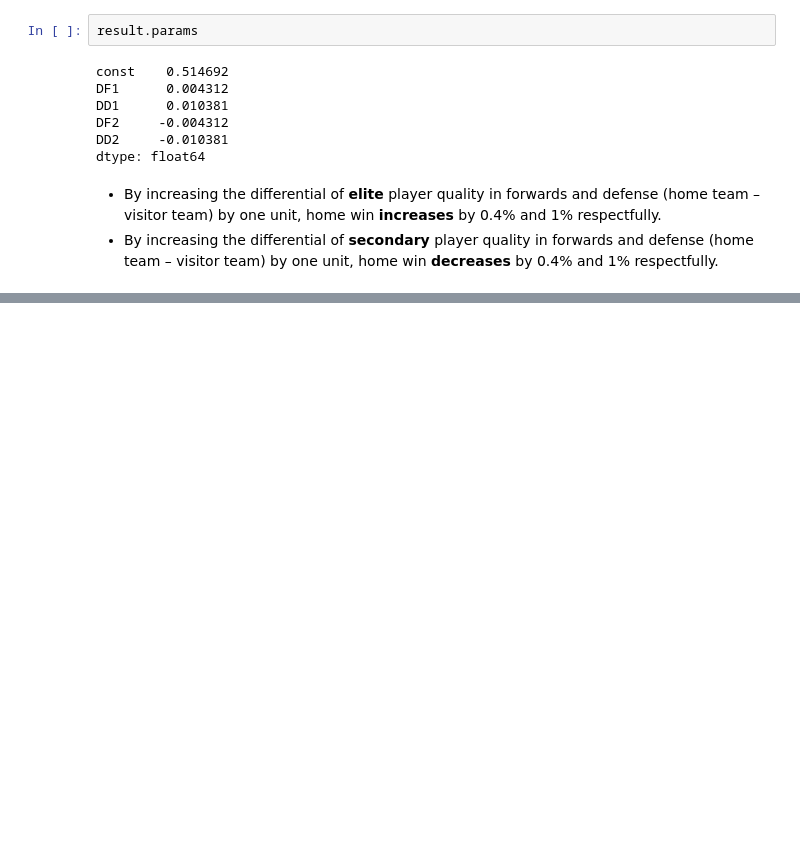
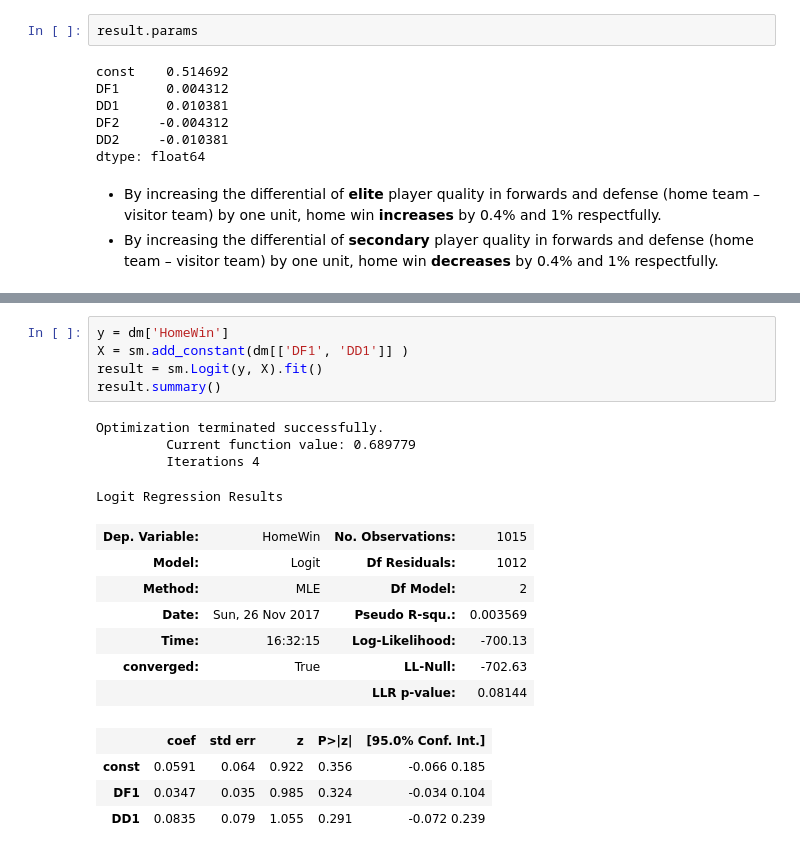
Before and after one commit to stephtselios/nhl_roster_design, a Jupyter notebook: roster_analysis_game_level.ipynb, the cells around one changed output, grey strips where cells are left out. Drawn from its saved outputs; the diff is of its cells as text; blank space fills up the shorter version.

```diff
--- a/roster_analysis_game_level.ipynb
+++ b/roster_analysis_game_level.ipynb
@@ -200,0 +233,21 @@ dtype: float64
+# %%
+y = dm['HomeWin']
+X = sm.add_constant(dm[['DF1', 'DD1']] )
+result = sm.Logit(y, X).fit()
+result.summary()
+# %% [output]
+Optimization terminated successfully.
+         Current function value: 0.689779
+         Iterations 4
+Logit Regression Results
+| Dep. Variable: | HomeWin | No. Observations: | 1015 |
+| Model: | Logit | Df Residuals: | 1012 |
+| Method: | MLE | Df Model: | 2 |
+| Date: | Sun, 26 Nov 2017 | Pseudo R-squ.: | 0.003569 |
+| Time: | 16:32:15 | Log-Likelihood: | -700.13 |
+| converged: | True | LL-Null: | -702.63 |
+|  |  | LLR p-value: | 0.08144 |
+|  | coef | std err | z | P>|z| | [95.0% Conf. Int.] |
+| const | 0.0591 | 0.064 | 0.922 | 0.356 | -0.066 0.185 |
+| DF1 | 0.0347 | 0.035 | 0.985 | 0.324 | -0.034 0.104 |
+| DD1 | 0.0835 | 0.079 | 1.055 | 0.291 | -0.072 0.239 |
```
Also changed, not shown: parts of 11 cells of this notebook.
